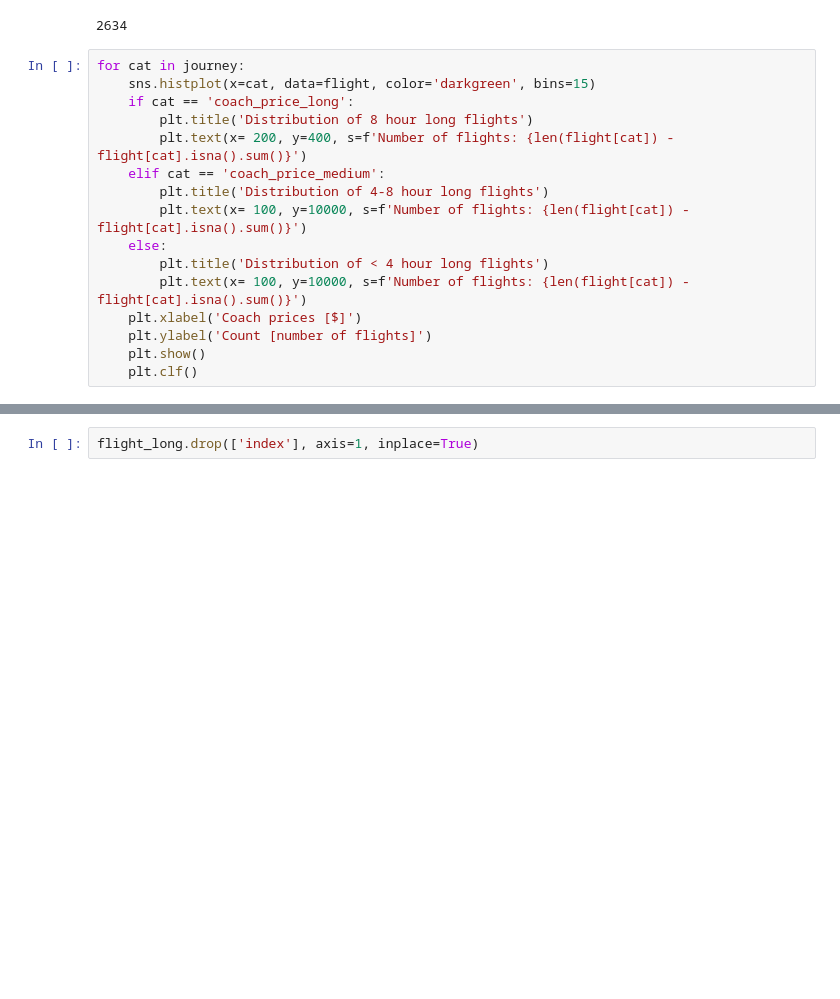
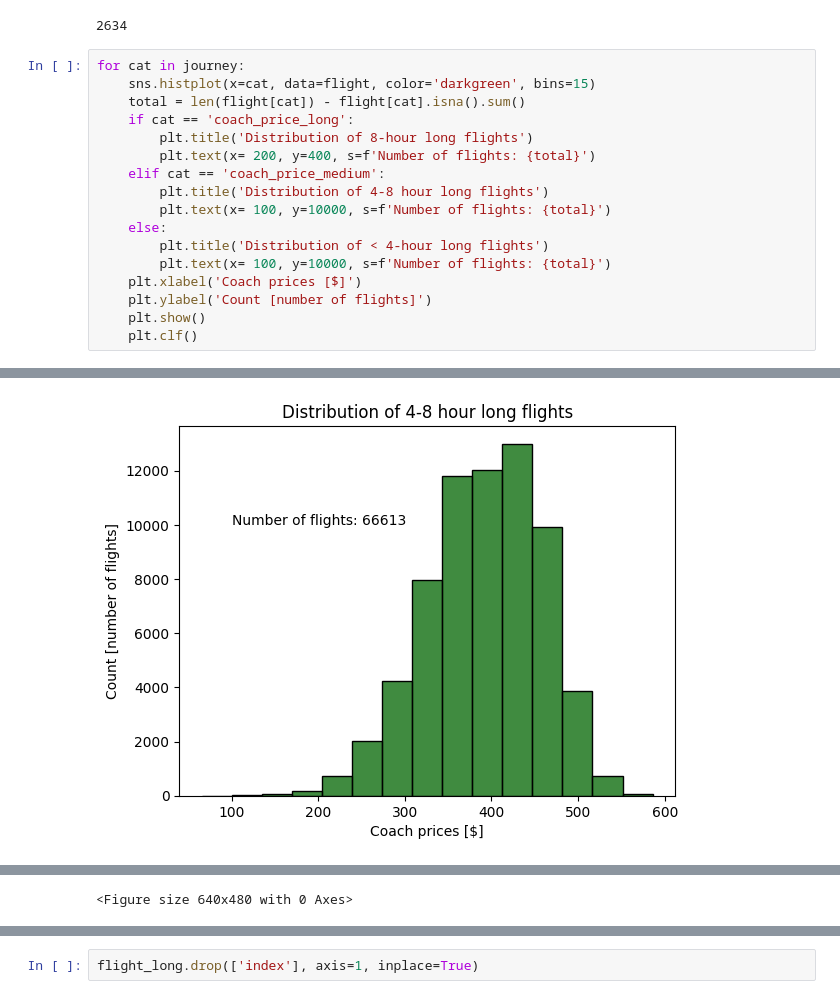
Before and after one commit to LiZoMark841619/Airline_analysis, a Jupyter notebook: Airline_analysis/Airline Analysis.ipynb, the cells around one changed output, grey strips where cells are left out. Saved outputs shown, nothing was run; the diff lists cells and outputs as text; blank space fills up the shorter version.

```diff
--- a/Airline_analysis/Airline Analysis.ipynb
+++ b/Airline_analysis/Airline Analysis.ipynb
@@ -122,18 +124,20 @@ len(flight['coach_price_long']) - flight['coach_price_long'].isna().sum()
 # %%
 for cat in journey:
     sns.histplot(x=cat, data=flight, color='darkgreen', bins=15)
+    total = len(flight[cat]) - flight[cat].isna().sum()
     if cat == 'coach_price_long':
-        plt.title('Distribution of 8 hour long flights')
-        plt.text(x= 200, y=400, s=f'Number of flights: {len(flight[cat]) - flight[cat].isna().sum()}')
+        plt.title('Distribution of 8-hour long flights')
+        plt.text(x= 200, y=400, s=f'Number of flights: {total}')
     elif cat == 'coach_price_medium':
         plt.title('Distribution of 4-8 hour long flights')
-        plt.text(x= 100, y=10000, s=f'Number of flights: {len(flight[cat]) - flight[cat].isna().sum()}')
+        plt.text(x= 100, y=10000, s=f'Number of flights: {total}')
     else:
-        plt.title('Distribution of < 4 hour long flights')
-        plt.text(x= 100, y=10000, s=f'Number of flights: {len(flight[cat]) - flight[cat].isna().sum()}')
+        plt.title('Distribution of < 4-hour long flights')
+        plt.text(x= 100, y=10000, s=f'Number of flights: {total}')
     plt.xlabel('Coach prices [$]')
     plt.ylabel('Count [number of flights]')
     plt.show()
     plt.clf()
 # %% [output]
 [figure]
+[figure, added]
@@ -140,2 +145,3 @@ for cat in journey:
+<Figure size 640x480 with 0 Axes>
 # %%
 sns.boxplot(x='coach_price_long', data=flight, color='brown')
```
Also changed, not shown: parts of 35 cells of this notebook.
